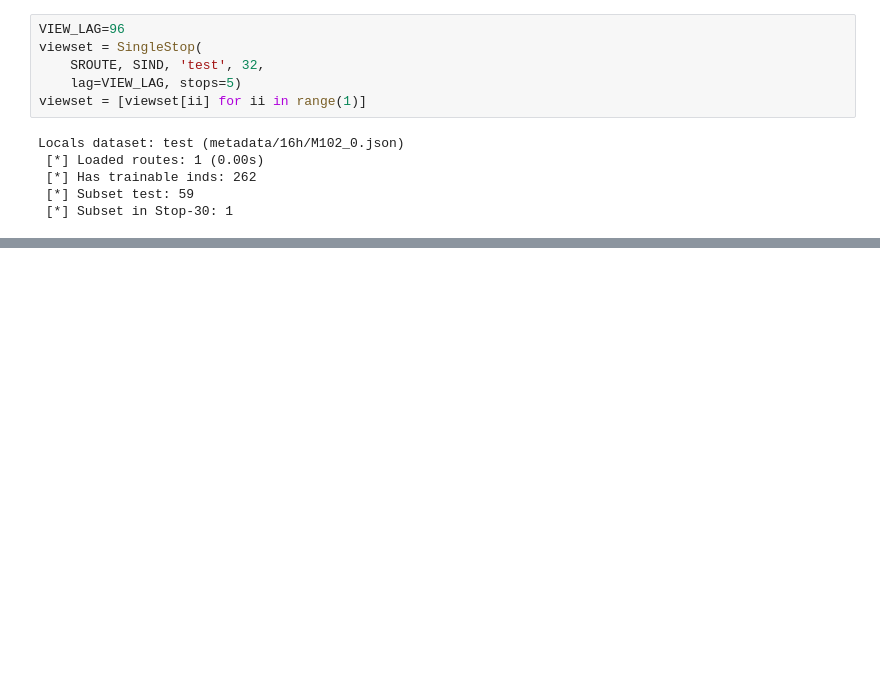
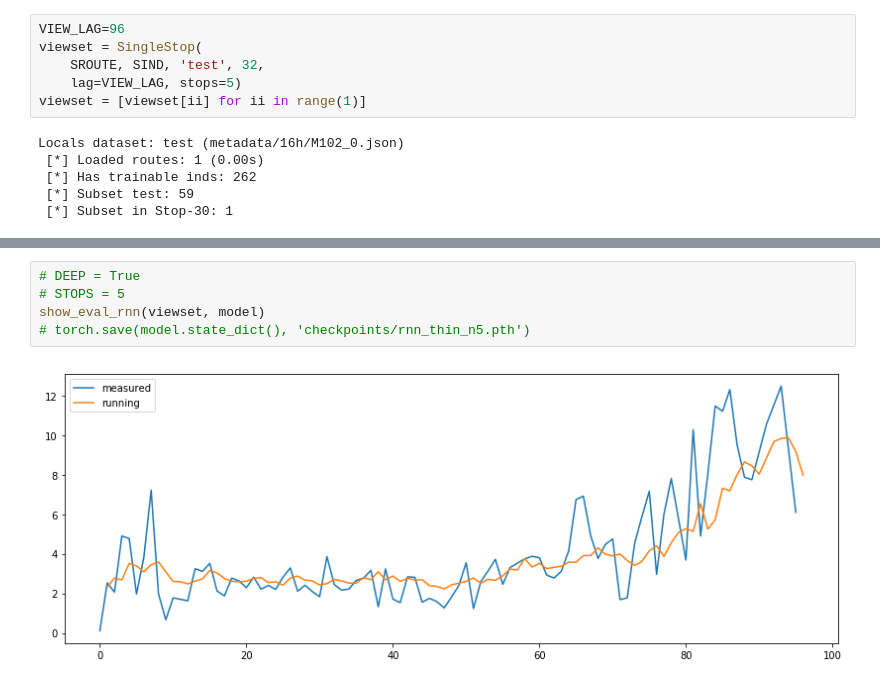
Before and after one commit to ulzee/traffic, a Jupyter notebook: Tmp_Spot_RNN.ipynb, the cells around one changed output, grey strips where cells are left out. Saved outputs shown, nothing was run; the diff lists cells and outputs as text; blank space fills up the shorter version.

```diff
--- a/Tmp_Spot_RNN.ipynb
+++ b/Tmp_Spot_RNN.ipynb
@@ -136,0 +140,7 @@ show_eval_rnn(viewset, model)
+# %%
+# DEEP = True
+# STOPS = 5
+show_eval_rnn(viewset, model)
+# torch.save(model.state_dict(), 'checkpoints/rnn_thin_n5.pth')
+# %% [output]
+[figure, added]
```
Also changed, not shown: parts of 9 cells of this notebook, 2 other files.
